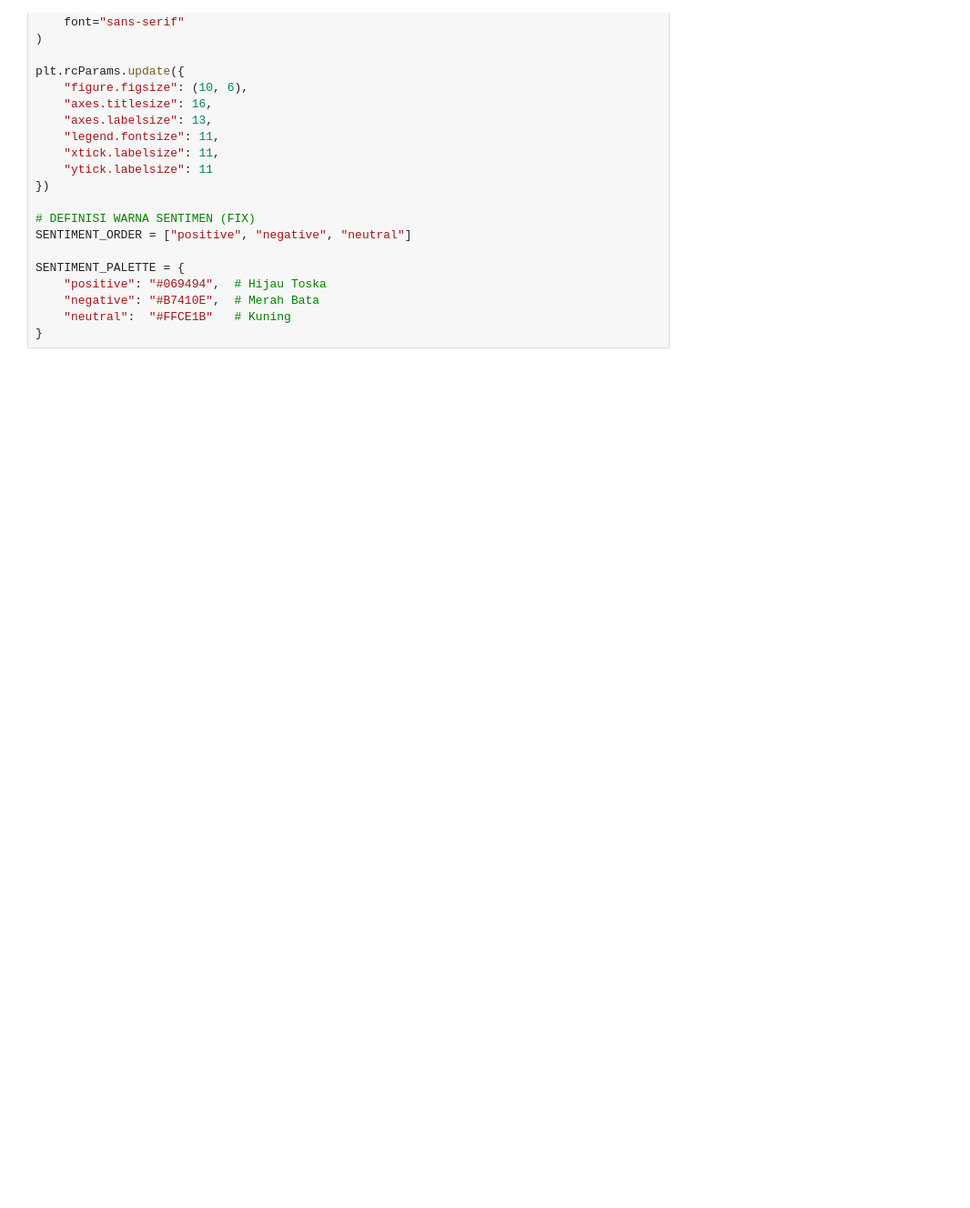
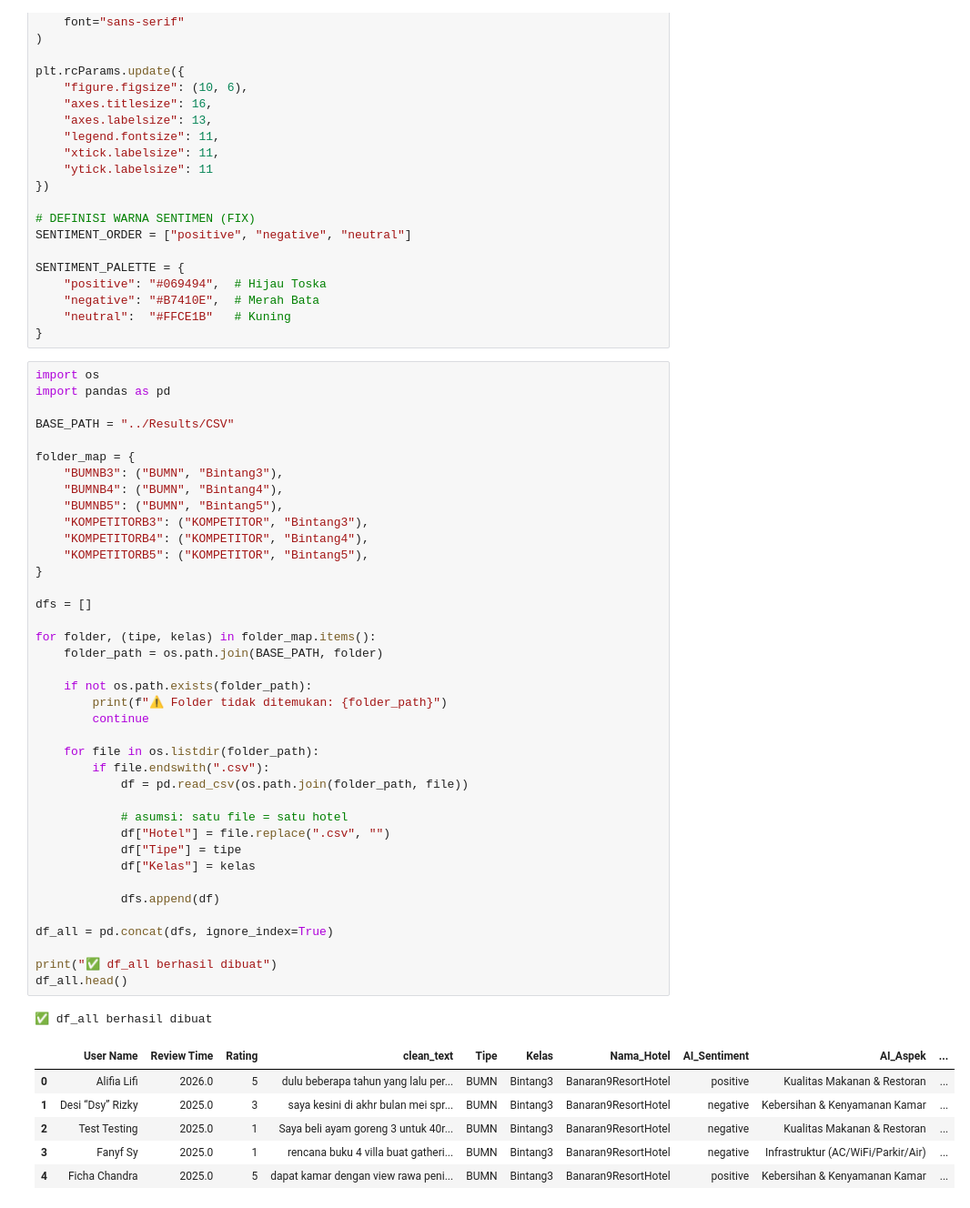
Before and after one commit to bagus5142/Projek-Analisis-Ulasan-Hotel, a Jupyter notebook: src/Visualisasi.ipynb, the cells around one changed output. Shown at 91% size. Saved outputs shown, nothing was run; the diff lists cells and outputs as text; blank space fills up the shorter version.

```diff
--- a/src/Visualisasi.ipynb
+++ b/src/Visualisasi.ipynb
@@ -30,3 +30,50 @@ SENTIMENT_PALETTE = {
     "negative": "#B7410E",  # Merah Bata
     "neutral":  "#FFCE1B"   # Kuning
 }
+# %%
+import os
+import pandas as pd
+
+BASE_PATH = "../Results/CSV"
+
+folder_map = {
+    "BUMNB3": ("BUMN", "Bintang3"),
+    "BUMNB4": ("BUMN", "Bintang4"),
+    "BUMNB5": ("BUMN", "Bintang5"),
+    "KOMPETITORB3": ("KOMPETITOR", "Bintang3"),
+    "KOMPETITORB4": ("KOMPETITOR", "Bintang4"),
+    "KOMPETITORB5": ("KOMPETITOR", "Bintang5"),
+}
+
+dfs = []
+
+for folder, (tipe, kelas) in folder_map.items():
+    folder_path = os.path.join(BASE_PATH, folder)
+
+    if not os.path.exists(folder_path):
+        print(f"⚠️ Folder tidak ditemukan: {folder_path}")
+        continue
+
+    for file in os.listdir(folder_path):
+        if file.endswith(".csv"):
+            df = pd.read_csv(os.path.join(folder_path, file))
+
+            # asumsi: satu file = satu hotel
+            df["Hotel"] = file.replace(".csv", "")
+            df["Tipe"] = tipe
+            df["Kelas"] = kelas
+
+            dfs.append(df)
+
+df_all = pd.concat(dfs, ignore_index=True)
+
+print("✅ df_all berhasil dibuat")
+df_all.head()
+# %% [output]
+✅ df_all berhasil dibuat
+|  | User Name | Review Time | Rating | clean_text | Tipe | Kelas | Nama_Hotel | AI_Sentiment | AI_Aspek | ... |
+| 0 | Alifia Lifi | 2026.0 | 5 | dulu beberapa tahun yang lalu per... | BUMN | Bintang3 | Banaran9ResortHotel | positive | Kualitas Makanan & Restoran | ... |
+| 1 | Desi “Dsy” Rizky | 2025.0 | 3 | saya kesini di akhr bulan mei spr... | BUMN | Bintang3 | Banaran9ResortHotel | negative | Kebersihan & Kenyamanan Kamar | ... |
+| 2 | Test Testing | 2025.0 | 1 | Saya beli ayam goreng 3 untuk 40r... | BUMN | Bintang3 | Banaran9ResortHotel | negative | Kualitas Makanan & Restoran | ... |
+| 3 | Fanyf Sy | 2025.0 | 1 | rencana buku 4 villa buat gatheri... | BUMN | Bintang3 | Banaran9ResortHotel | negative | Infrastruktur (AC/WiFi/Parkir/Air) | ... |
+| 4 | Ficha Chandra | 2025.0 | 5 | dapat kamar dengan view rawa peni... | BUMN | Bintang3 | Banaran9ResortHotel | positive | Kebersihan & Kenyamanan Kamar | ... |
```
Also changed, not shown: parts of 9 cells of this notebook, 9 other files.
